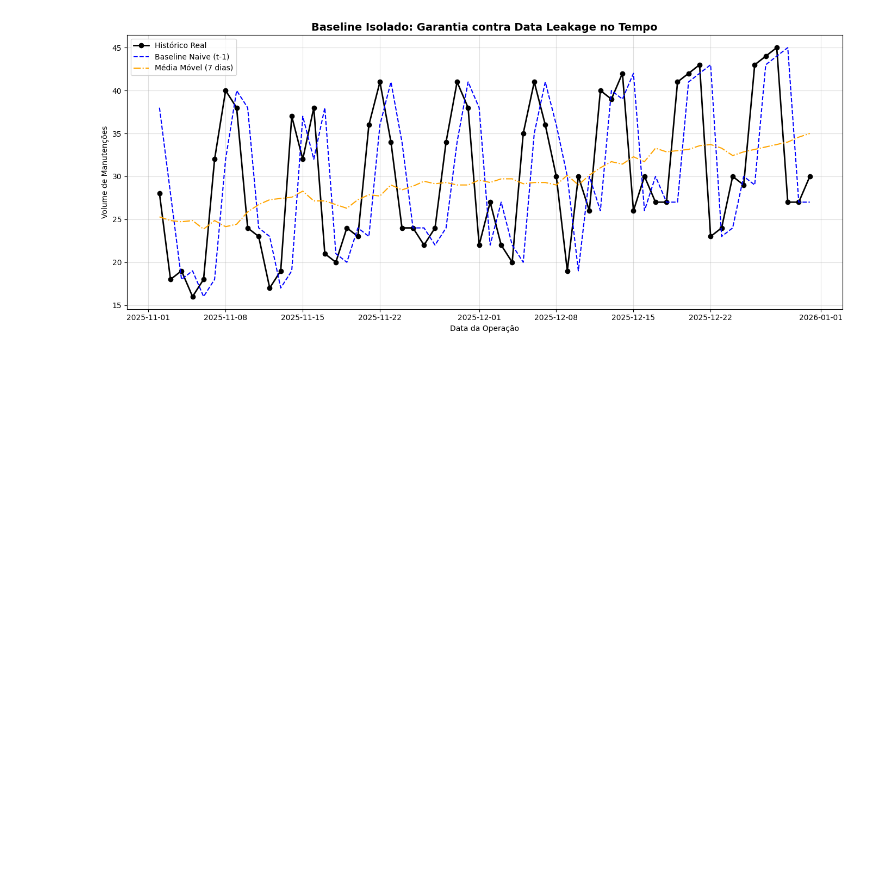
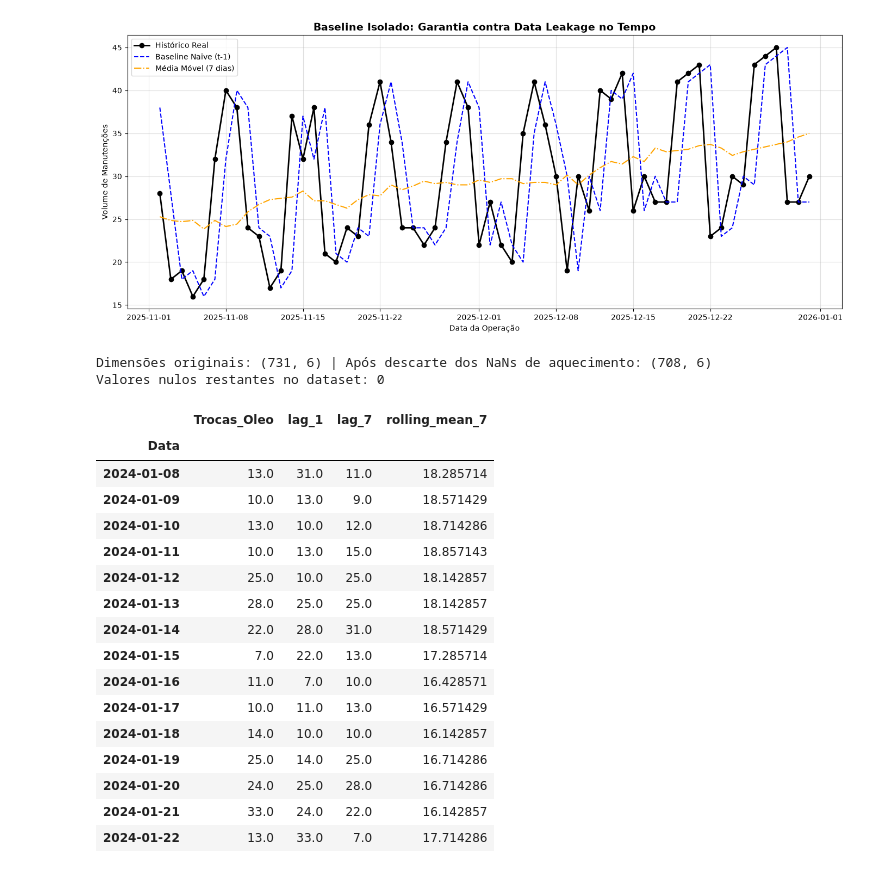
Before and after one commit to DouglasLeite77/mecaniQA-MACAPA, a Jupyter notebook: baseline_metricas.ipynb, the cells around one changed output. Saved outputs shown, nothing was run; the diff lists cells and outputs as text; code cells hidden in the pictures; blank space fills up the shorter version.

Commit message:
feat(features): adiciona lags temporais e rolling window de 7 dias

```diff
--- a/baseline_metricas.ipynb
+++ b/baseline_metricas.ipynb
@@ -67,3 +64,50 @@ plt.tight_layout()
 plt.show()
 # %% [output]
 [figure]
+# %%
+coluna_alvo = serie_manutencoes.name if hasattr(serie_manutencoes, 'name') and serie_manutencoes.name else 'Volume_Manutencoes'
+if coluna_alvo not in df.columns:
+    df[coluna_alvo] = serie_manutencoes
+
+# 1. Criação dos Lags (Defasagens temporais)
+# lag_1: Persistência imediata (t-1)
+# lag_7: Sazonalidade semanal (mesmo dia da semana anterior)
+df['lag_1'] = df[coluna_alvo].shift(1)
+df['lag_7'] = df[coluna_alvo].shift(7)
+
+# 2. Rolling Window (Janela Rolante) sem Data Leakage
+# shift(1) garante que o cálculo em 't' use apenas a média dos 7 dias anteriores (t-7 até t-1)
+df['rolling_mean_7'] = df[coluna_alvo].shift(1).rolling(window=7).mean()
+
+# (Opcional) Desvio padrão móvel dos 7 dias anteriores para volatilidade
+df['rolling_std_7'] = df[coluna_alvo].shift(1).rolling(window=7).std()
+
+# 3. Tratamento dos valores nulos gerados no topo
+# O maior deslocamento foi de 7 períodos (lag_7 e rolling de 7 dias sobre shift 1 geram 7 NaNs no topo)
+# Descartar as linhas com NaN decorrentes da inicialização das janelas:
+df_features = df.dropna().copy()
+# %%
+print(f"Dimensões originais: {df.shape} | Após descarte dos NaNs de aquecimento: {df_features.shape}")
+print(f"Valores nulos restantes no dataset: {df_features.isna().sum().sum()}\n")
+
+df_features[[coluna_alvo, 'lag_1', 'lag_7', 'rolling_mean_7']].head(15)
+# %% [output]
+Dimensões originais: (731, 6) | Após descarte dos NaNs de aquecimento: (708, 6)
+Valores nulos restantes no dataset: 0
+|  | Trocas_Oleo | lag_1 | lag_7 | rolling_mean_7 |
+| Data |  |  |  |  |
+| 2024-01-08 | 13.0 | 31.0 | 11.0 | 18.285714 |
+| 2024-01-09 | 10.0 | 13.0 | 9.0 | 18.571429 |
+| 2024-01-10 | 13.0 | 10.0 | 12.0 | 18.714286 |
+| 2024-01-11 | 10.0 | 13.0 | 15.0 | 18.857143 |
+| 2024-01-12 | 25.0 | 10.0 | 25.0 | 18.142857 |
+| 2024-01-13 | 28.0 | 25.0 | 25.0 | 18.142857 |
+| 2024-01-14 | 22.0 | 28.0 | 31.0 | 18.571429 |
+| 2024-01-15 | 7.0 | 22.0 | 13.0 | 17.285714 |
+| 2024-01-16 | 11.0 | 7.0 | 10.0 | 16.428571 |
+| 2024-01-17 | 10.0 | 11.0 | 13.0 | 16.571429 |
+| 2024-01-18 | 14.0 | 10.0 | 10.0 | 16.142857 |
+| 2024-01-19 | 25.0 | 14.0 | 25.0 | 16.714286 |
+| 2024-01-20 | 24.0 | 25.0 | 28.0 | 16.714286 |
+| 2024-01-21 | 33.0 | 24.0 | 22.0 | 16.142857 |
+| 2024-01-22 | 13.0 | 33.0 | 7.0 | 17.714286 |
```
Also changed, not shown: parts of 1 cell of this notebook.
